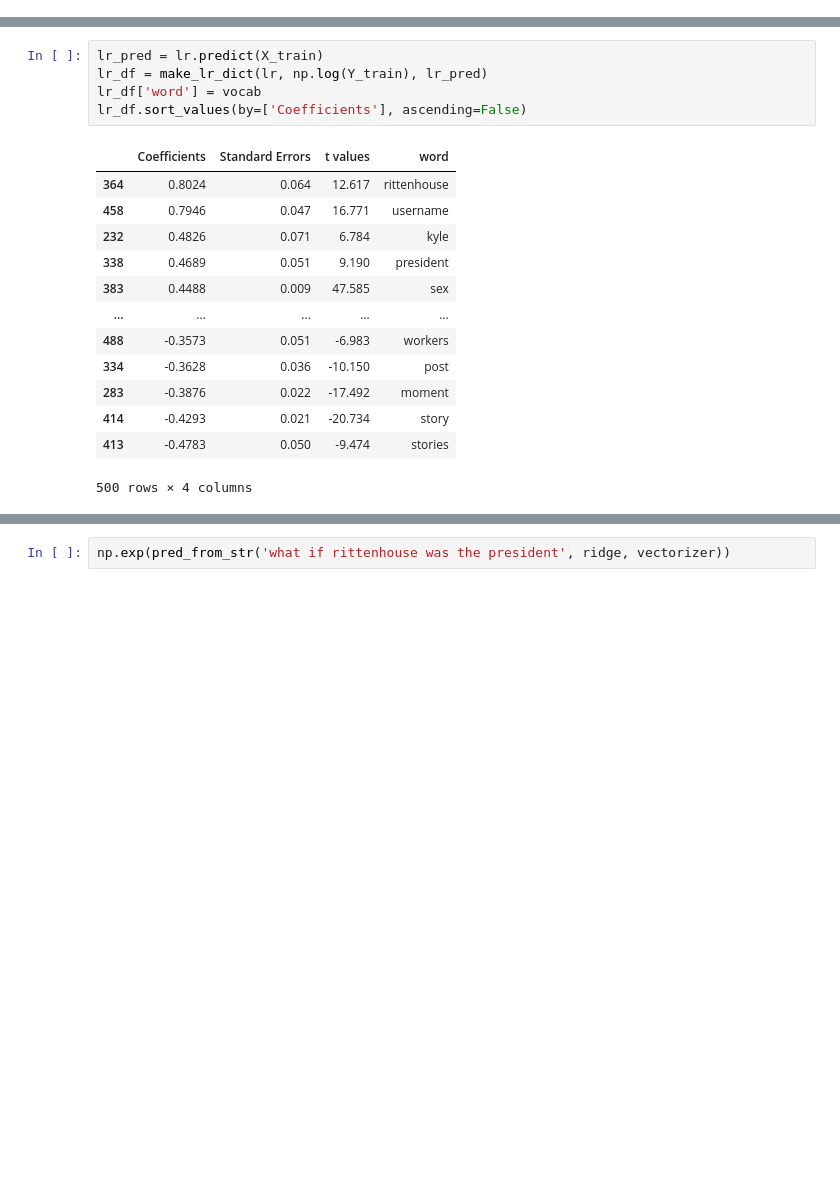
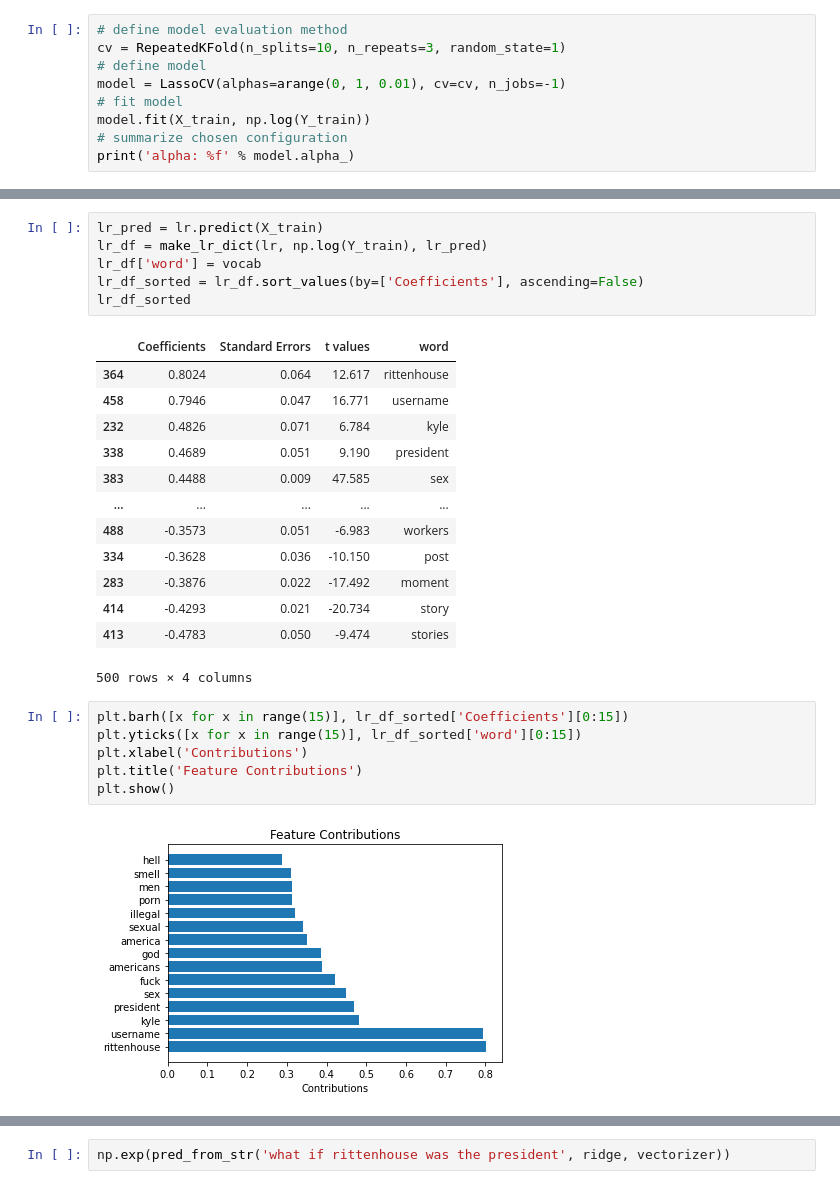
Before and after one commit to seangao14/pstat131proj, a Jupyter notebook: playground.ipynb, the cells around one changed output, grey strips where cells are left out. Cells and saved outputs as stored; diff of their text form; blank space fills up the shorter version.

Commit message:
contribution models

```diff
--- a/playground.ipynb
+++ b/playground.ipynb
@@ -361,3 +381,12 @@ plot_pca(Ridge(), X_train, np.log(Y_train))
+# %%
+# define model evaluation method
+cv = RepeatedKFold(n_splits=10, n_repeats=3, random_state=1)
+# define model
+model = LassoCV(alphas=arange(0, 1, 0.01), cv=cv, n_jobs=-1)
+# fit model
+model.fit(X_train, np.log(Y_train))
+# summarize chosen configuration
+print('alpha: %f' % model.alpha_)
 # %%
 scoreLR = cross_val_score(LinearRegression(), X_train, np.log(Y_train), cv = 5,
                            scoring = 'neg_mean_squared_error')
@@ -384,7 +413,8 @@ Validation MSE: 0.7571649868879563
 lr_pred = lr.predict(X_train)
 lr_df = make_lr_dict(lr, np.log(Y_train), lr_pred)
 lr_df['word'] = vocab
-lr_df.sort_values(by=['Coefficients'], ascending=False)
+lr_df_sorted = lr_df.sort_values(by=['Coefficients'], ascending=False)
+lr_df_sorted
 # %% [output]
 |  | Coefficients | Standard Errors | t values | word |
 | 364 | 0.8024 | 0.064 | 12.617 | rittenhouse |
@@ -399,6 +429,14 @@ lr_df.sort_values(by=['Coefficients'], ascending=False)
 | 414 | -0.4293 | 0.021 | -20.734 | story |
 | 413 | -0.4783 | 0.050 | -9.474 | stories |
 500 rows × 4 columns
+# %%
+plt.barh([x for x in range(15)], lr_df_sorted['Coefficients'][0:15])
+plt.yticks([x for x in range(15)], lr_df_sorted['word'][0:15])
+plt.xlabel('Contributions')
+plt.title('Feature Contributions')
+plt.show()
+# %% [output]
+[figure, added]
 # %%
 ridge_pred = ridge.predict(X_train)
 ridge_df = make_lr_dict(ridge, np.log(Y_train), ridge_pred)
```
Also changed, not shown: parts of 14 cells of this notebook.
